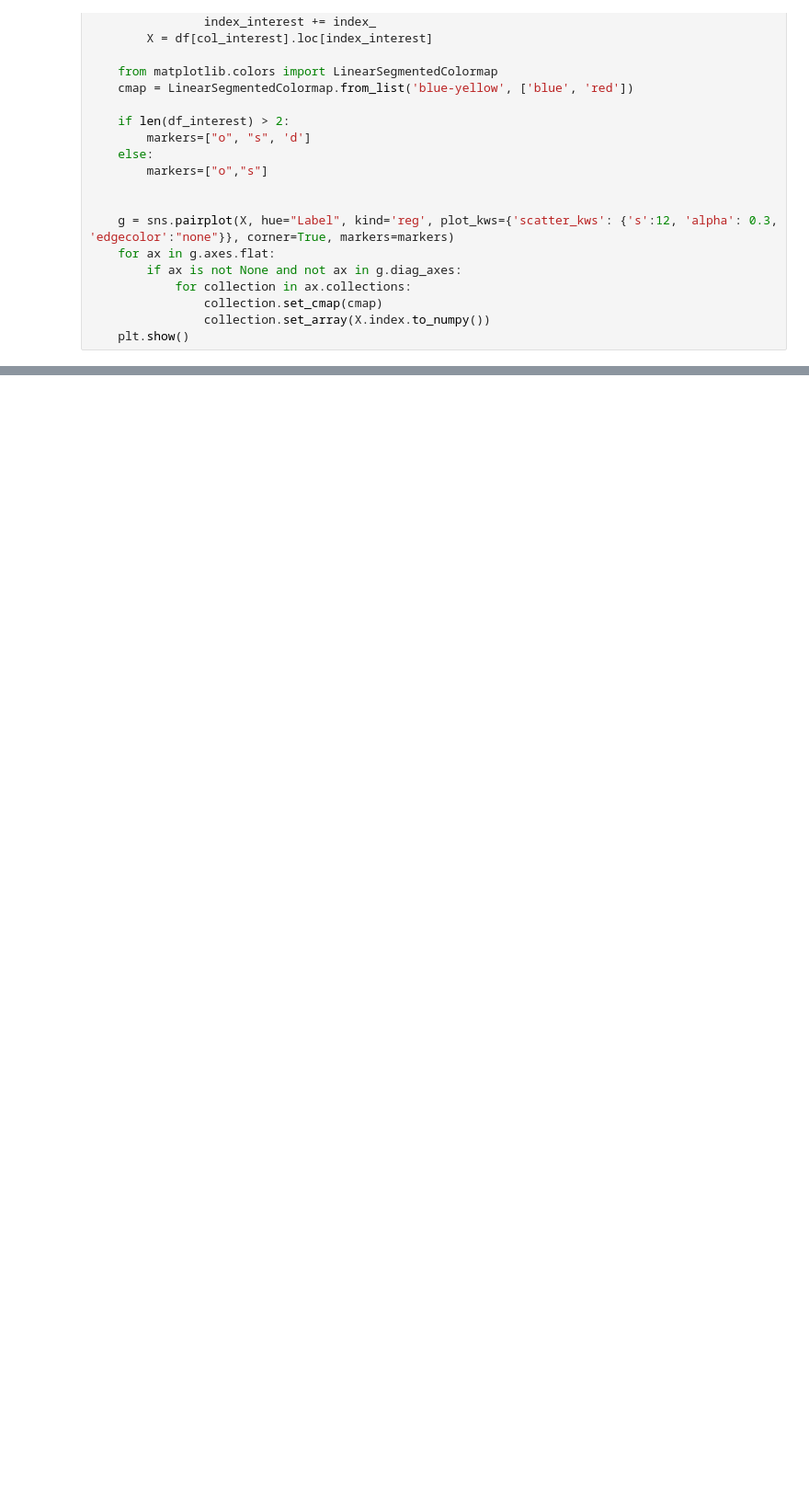
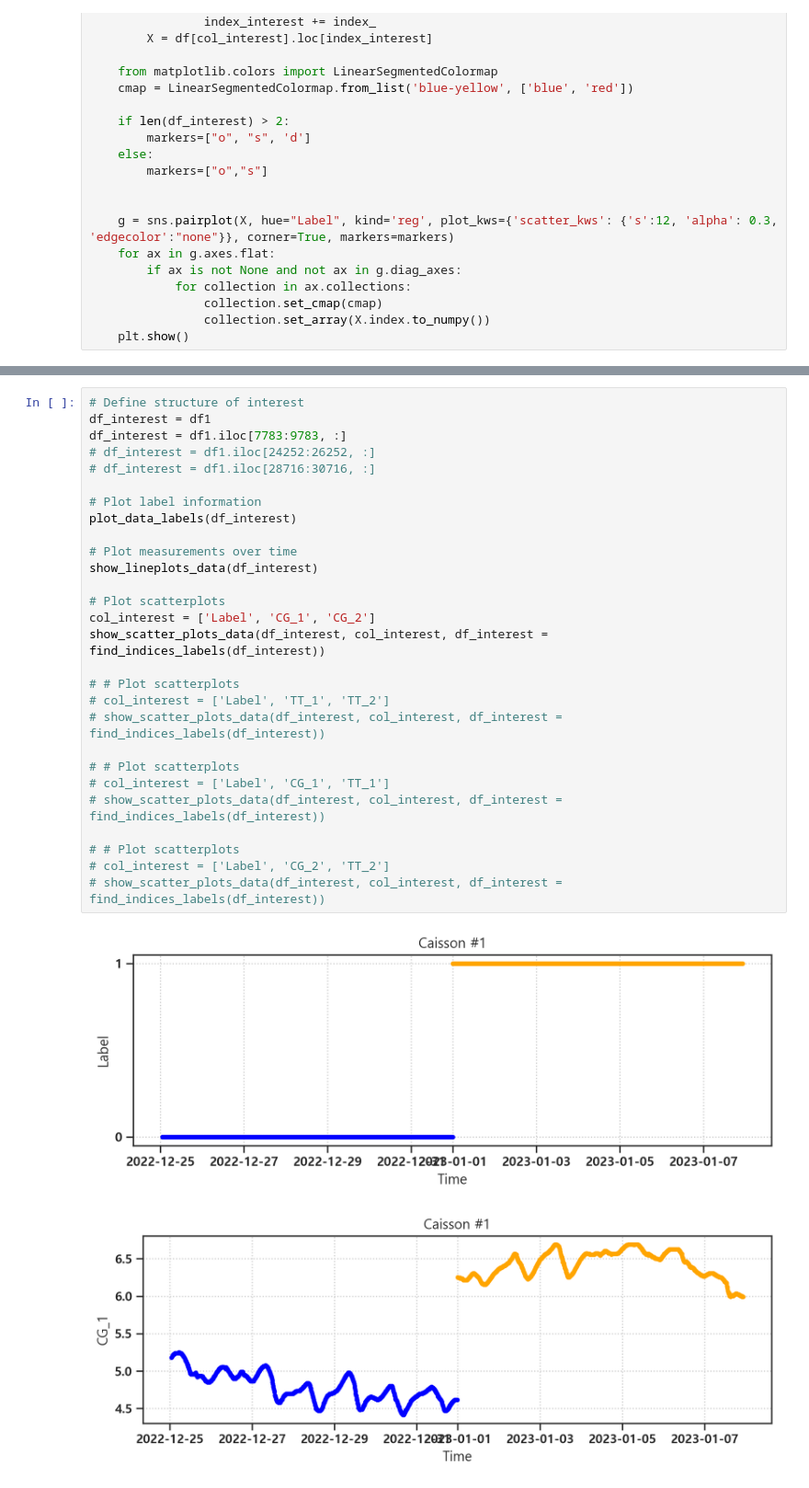
Before and after one commit to seungsab/Robust_Outlier_detection, a Jupyter notebook: 20230712_인천항_데이터_항만인프라/Step1_Expoloratory_Data_Analysis_Incheon_porTinfra.ipynb, the cells around one changed output, grey strips where cells are left out. Shown at 92% size. Drawn from its saved outputs; the diff is of its cells as text; blank space fills up the shorter version.

```diff
--- a/20230712_인천항_데이터_항만인프라/Step1_Expoloratory_Data_Analysis_Incheon_porTinfra.ipynb
+++ b/20230712_인천항_데이터_항만인프라/Step1_Expoloratory_Data_Analysis_Incheon_porTinfra.ipynb
@@ -182,0 +174,31 @@ def show_scatter_plots_data(df, col_interest, df_interest = None):
+# %%
+# Define structure of interest
+df_interest = df1
+df_interest = df1.iloc[7783:9783, :]
+# df_interest = df1.iloc[24252:26252, :]
+# df_interest = df1.iloc[28716:30716, :]
+
+# Plot label information
+plot_data_labels(df_interest)
+
+# Plot measurements over time
+show_lineplots_data(df_interest)
+
+# Plot scatterplots
+col_interest = ['Label', 'CG_1', 'CG_2']
+show_scatter_plots_data(df_interest, col_interest, df_interest = find_indices_labels(df_interest))
+
+# # Plot scatterplots
+# col_interest = ['Label', 'TT_1', 'TT_2']
+# show_scatter_plots_data(df_interest, col_interest, df_interest = find_indices_labels(df_interest))
+
+# # Plot scatterplots
+# col_interest = ['Label', 'CG_1', 'TT_1']
+# show_scatter_plots_data(df_interest, col_interest, df_interest = find_indices_labels(df_interest))
+
+# # Plot scatterplots
+# col_interest = ['Label', 'CG_2', 'TT_2']
+# show_scatter_plots_data(df_interest, col_interest, df_interest = find_indices_labels(df_interest))
+# %% [output]
+[figure, added]
+[figure, added]
```
Also changed, not shown: parts of 18 cells of this notebook, 1 other file.
